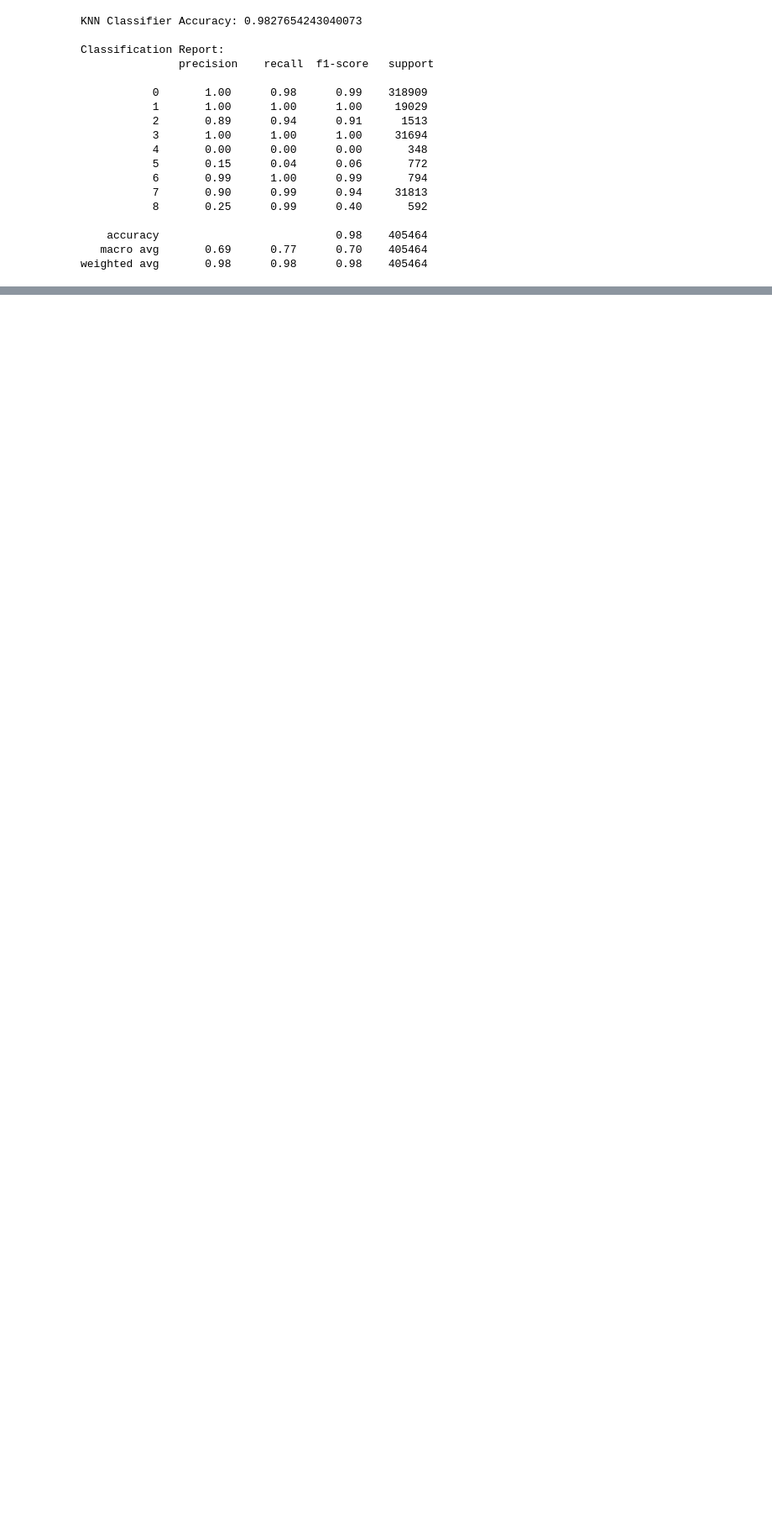
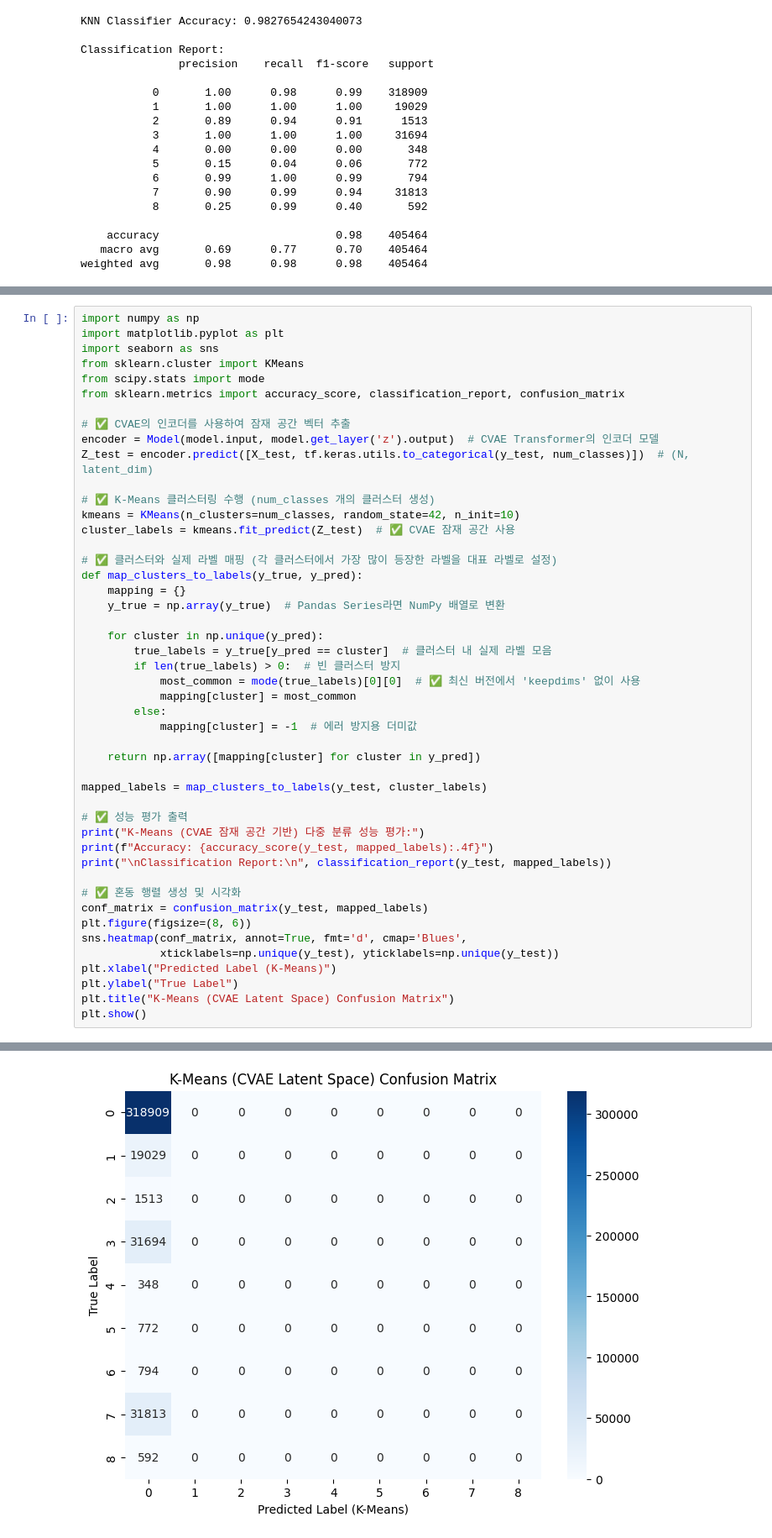
Before and after one commit to gnssl98/share_box, a Jupyter notebook: CIC-IDS_CNN_CVAE_PCA25_SMOTE0.5_Multi_training02_softmax0303_KNN.ipynb, the cells around one changed output, grey strips where cells are left out. Shown at 84% size. Drawn from its saved outputs; the diff is of its cells as text; blank space fills up the shorter version.

```diff
--- a/CIC-IDS_CNN_CVAE_PCA25_SMOTE0.5_Multi_training02_softmax0303_KNN.ipynb
+++ b/CIC-IDS_CNN_CVAE_PCA25_SMOTE0.5_Multi_training02_softmax0303_KNN.ipynb
@@ -315,0 +429,48 @@ weighted avg       0.98      0.98      0.98    405464
+# %%
+import numpy as np
+import matplotlib.pyplot as plt
+import seaborn as sns
+from sklearn.cluster import KMeans
+from scipy.stats import mode
+from sklearn.metrics import accuracy_score, classification_report, confusion_matrix
+
+# ✅ CVAE의 인코더를 사용하여 잠재 공간 벡터 추출
+encoder = Model(model.input, model.get_layer('z').output)  # CVAE Transformer의 인코더 모델
+Z_test = encoder.predict([X_test, tf.keras.utils.to_categorical(y_test, num_classes)])  # (N, latent_dim)
+
+# ✅ K-Means 클러스터링 수행 (num_classes 개의 클러스터 생성)
+kmeans = KMeans(n_clusters=num_classes, random_state=42, n_init=10)
+cluster_labels = kmeans.fit_predict(Z_test)  # ✅ CVAE 잠재 공간 사용
+
+# ✅ 클러스터와 실제 라벨 매핑 (각 클러스터에서 가장 많이 등장한 라벨을 대표 라벨로 설정)
+def map_clusters_to_labels(y_true, y_pred):
+    mapping = {}
+    y_true = np.array(y_true)  # Pandas Series라면 NumPy 배열로 변환
+
+    for cluster in np.unique(y_pred):
+        true_labels = y_true[y_pred == cluster]  # 클러스터 내 실제 라벨 모음
+        if len(true_labels) > 0:  # 빈 클러스터 방지
+            most_common = mode(true_labels)[0][0]  # ✅ 최신 버전에서 'keepdims' 없이 사용
+            mapping[cluster] = most_common
+        else:
+            mapping[cluster] = -1  # 에러 방지용 더미값
+
+    return np.array([mapping[cluster] for cluster in y_pred])
+
+mapped_labels = map_clusters_to_labels(y_test, cluster_labels)
+
+# ✅ 성능 평가 출력
+print("K-Means (CVAE 잠재 공간 기반) 다중 분류 성능 평가:")
+print(f"Accuracy: {accuracy_score(y_test, mapped_labels):.4f}")
+print("\nClassification Report:\n", classification_report(y_test, mapped_labels))
+
+# ✅ 혼동 행렬 생성 및 시각화
+conf_matrix = confusion_matrix(y_test, mapped_labels)
+plt.figure(figsize=(8, 6))
+sns.heatmap(conf_matrix, annot=True, fmt='d', cmap='Blues',
+            xticklabels=np.unique(y_test), yticklabels=np.unique(y_test))
+plt.xlabel("Predicted Label (K-Means)")
+plt.ylabel("True Label")
+plt.title("K-Means (CVAE Latent Space) Confusion Matrix")
+plt.show()
+# %% [output]
@@ -315,0 +496 @@ weighted avg       0.98      0.98      0.98    405464
+[figure, added]
```
Also changed, not shown: parts of 8 cells of this notebook, 10 other files.
